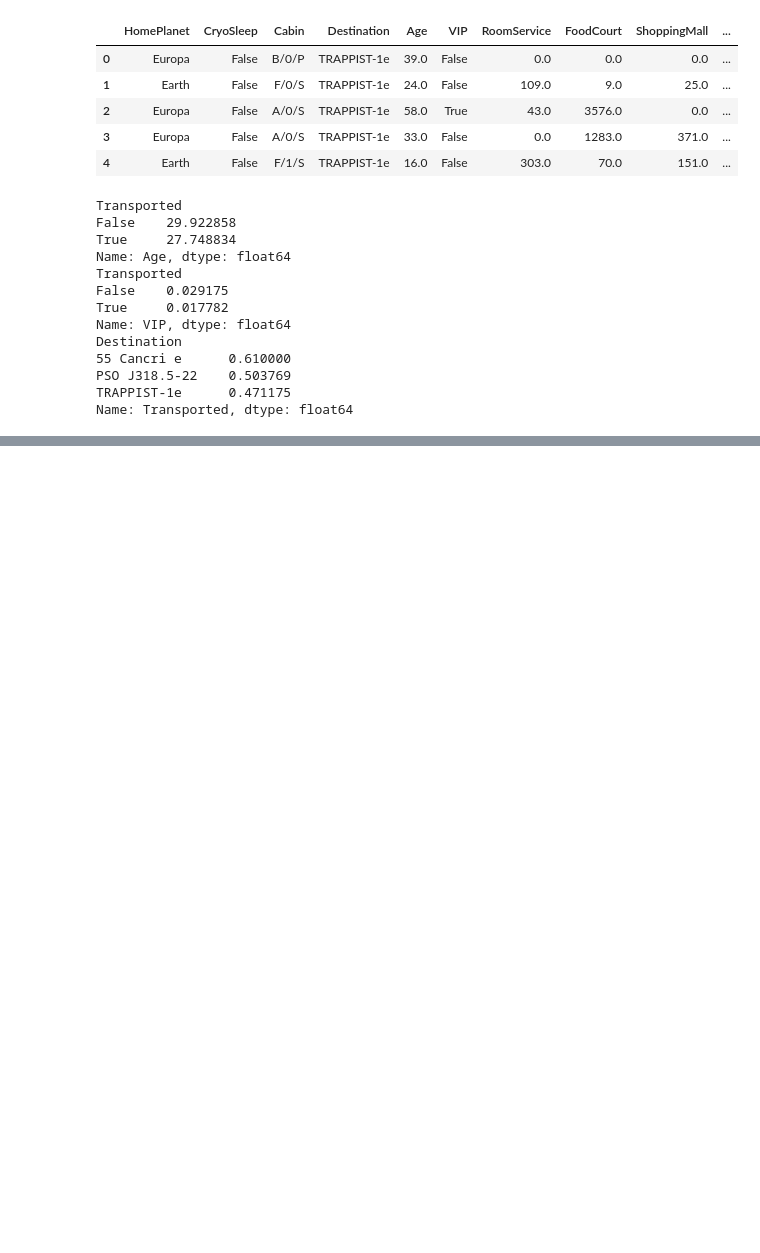
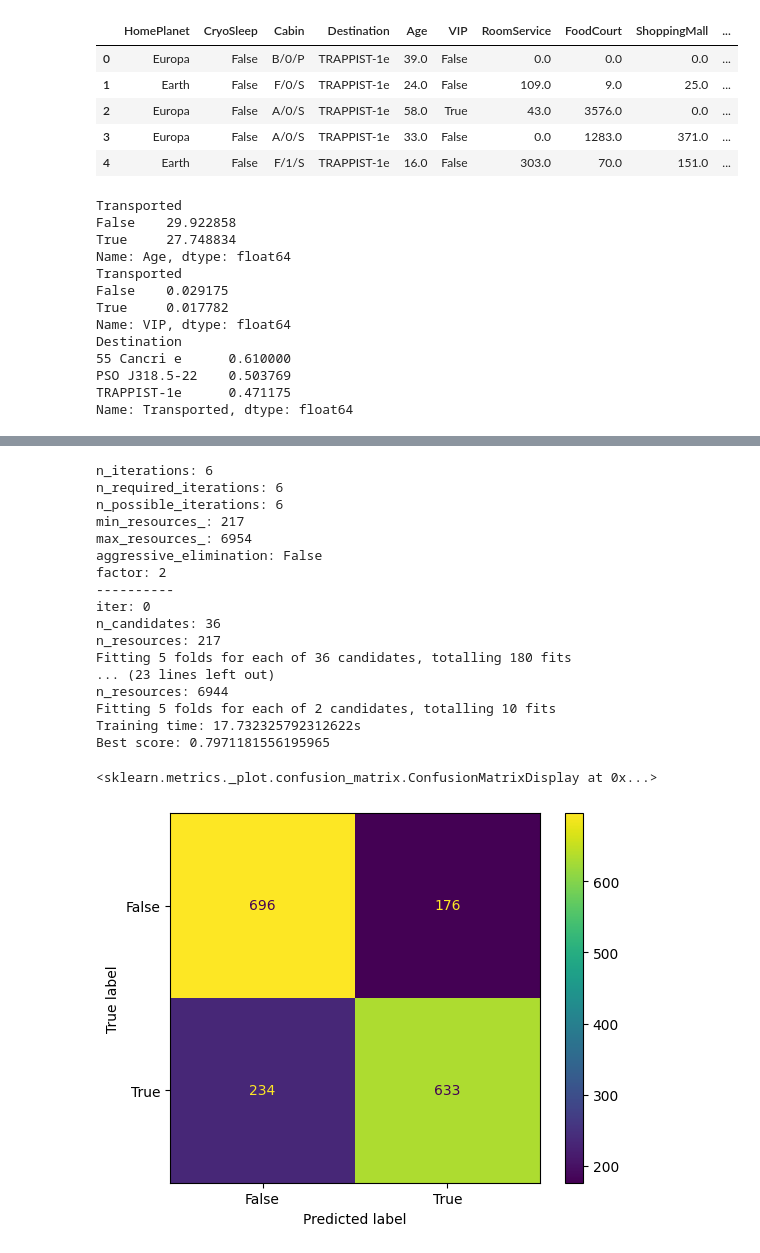
Before and after one commit to leonbos1/Machine-Learning, a Jupyter notebook: docs/files/week4.ipynb, the cells around one changed output, grey strips where cells are left out. Cells and saved outputs as stored; diff of their text form; code cells hidden in the pictures; blank space fills up the shorter version.

```diff
--- a/docs/files/week4.ipynb
+++ b/docs/files/week4.ipynb
@@ -226,0 +226,55 @@ Best score: 0.6045424641890718
+# %%
+from sklearn.experimental import enable_halving_search_cv
+from sklearn.model_selection import HalvingGridSearchCV
+
+param_grid = {'n_estimators': [10, 100, 1000],
+                'max_depth': [None, 10, 100, 1000],
+                    'max_features': ['auto', 'sqrt', 'log2']}
+
+grid = HalvingGridSearchCV(RandomForestClassifier(), param_grid, refit=True, verbose=3, n_jobs=-1, factor=2)
+
+start = time.time()
+
+grid.fit(train_x, train_y)
+
+end = time.time()
+
+print(f"Training time: {end - start}s")
+
+best_score = grid.best_score_
+best_params = grid.best_params_
+
+print(f"Best score: {best_score}")
+
+with open('result.txt', 'a') as f:
+    f.write(f"HalvingGridSearchCV icm RandomForest\n")
+    f.write(f"Iterations: {iterations}\n")
+    f.write(f"Best score: {best_score}\n")
+    f.write(f"Best params: {best_params}\n")
+    f.write(f"Training time: {end - start}s\n\n")
+
+gs_results = pd.DataFrame(grid.cv_results_)
+gs_results.sort_values(by='mean_test_score', ascending=False, inplace=True)
+gs_results.head()
+
+ConfusionMatrixDisplay.from_estimator(grid.best_estimator_, test_x, test_y)
+# %% [output]
+n_iterations: 6
+n_required_iterations: 6
+n_possible_iterations: 6
+min_resources_: 217
+max_resources_: 6954
+aggressive_elimination: False
+factor: 2
+----------
+iter: 0
+n_candidates: 36
+n_resources: 217
+Fitting 5 folds for each of 36 candidates, totalling 180 fits
+... (23 lines left out)
+n_resources: 6944
+Fitting 5 folds for each of 2 candidates, totalling 10 fits
+Training time: 17.732325792312622s
+Best score: 0.7971181556195965
+<sklearn.metrics._plot.confusion_matrix.ConfusionMatrixDisplay at 0x...>
+[figure, added]
```
Also changed, not shown: parts of 10 cells of this notebook, 1 other file.
